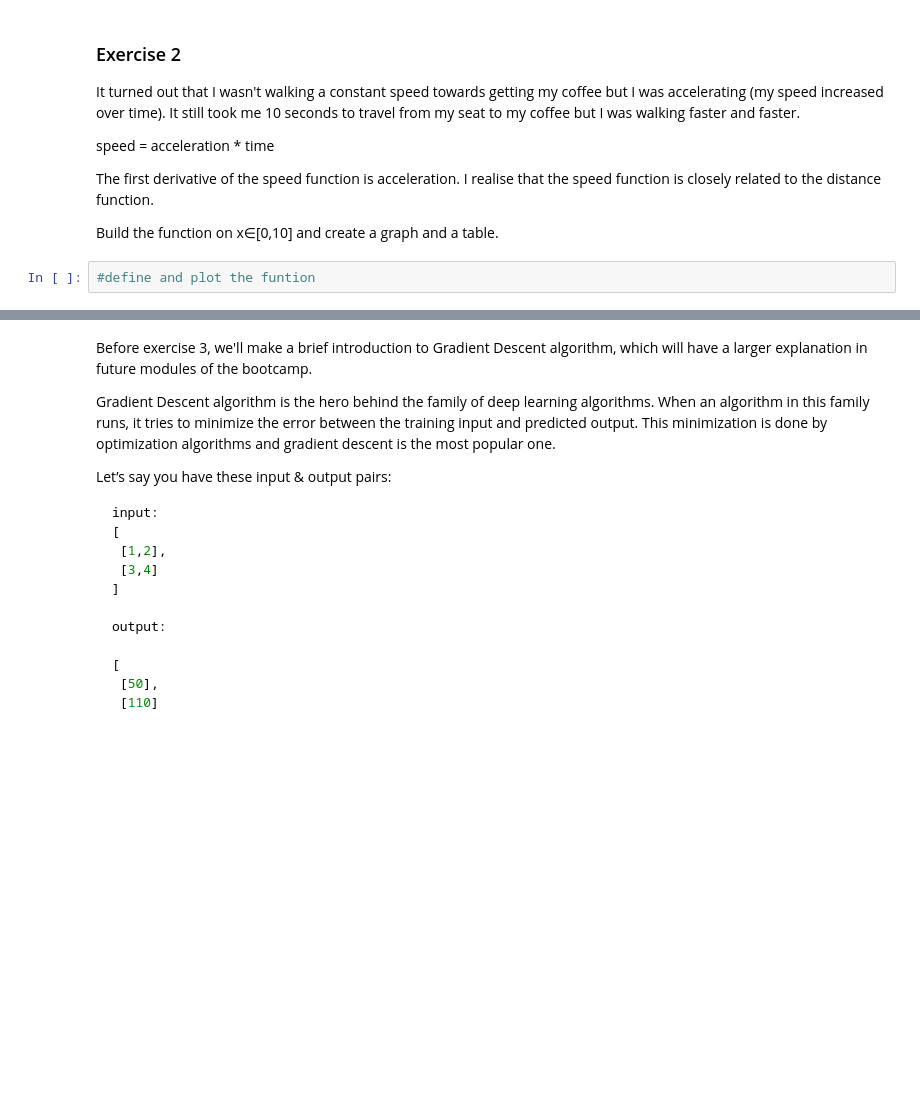
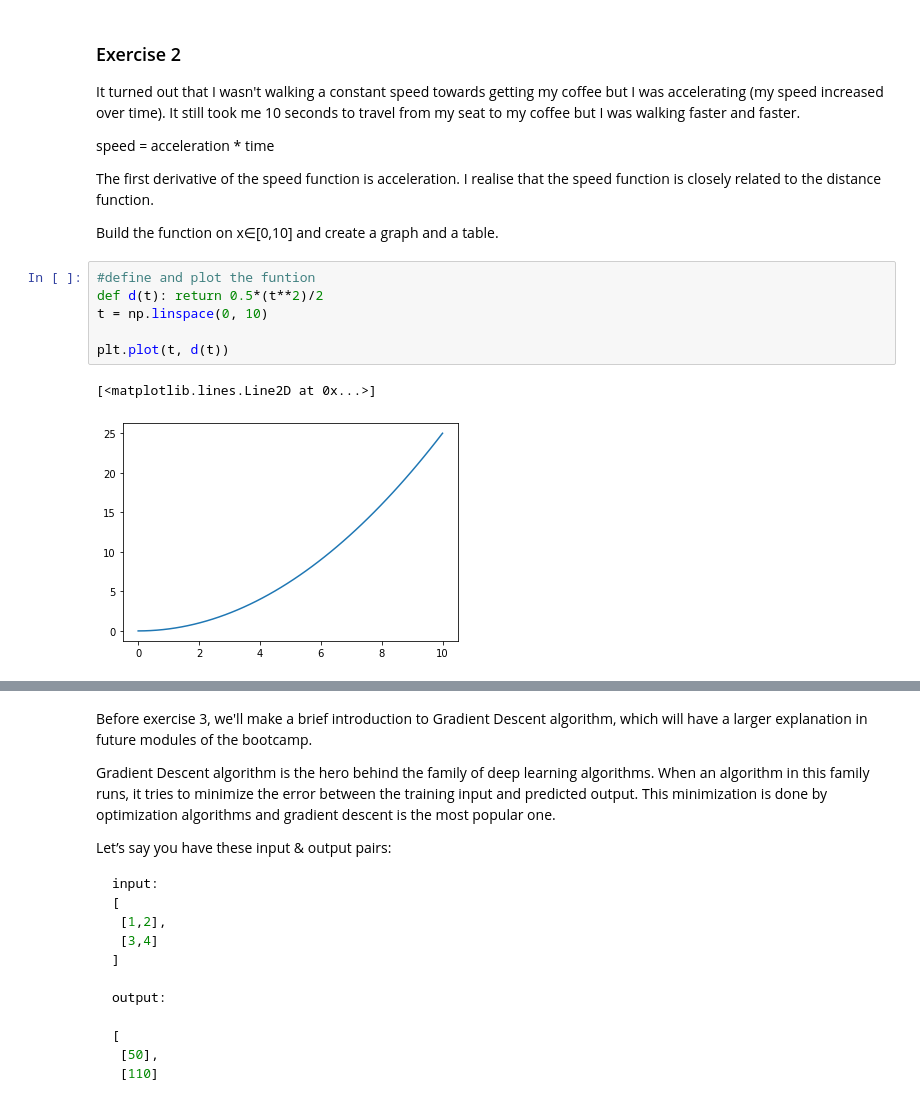
Before and after one commit to federico-serron/calculus-and-algebra-problems-with-python, a Jupyter notebook: problems.ipynb, the cells around one changed output, grey strips where cells are left out. Cells and saved outputs as stored; diff of their text form; blank space fills up the shorter version.

```diff
--- a/problems.ipynb
+++ b/problems.ipynb
@@ -64,5 +64,12 @@ The first derivative of the speed function is acceleration. I realise that the s
 Build the function on x∈[0,10] and create a graph and a table.
 # %%
 #define and plot the funtion
+def d(t): return 0.5*(t**2)/2
+t = np.linspace(0, 10)
+
+plt.plot(t, d(t))
+# %% [output]
+[<matplotlib.lines.Line2D at 0x...>]
+[figure, added]
 # %%
 #create a dataframe
```
Also changed, not shown: parts of 1 cell of this notebook, 1 other file.
